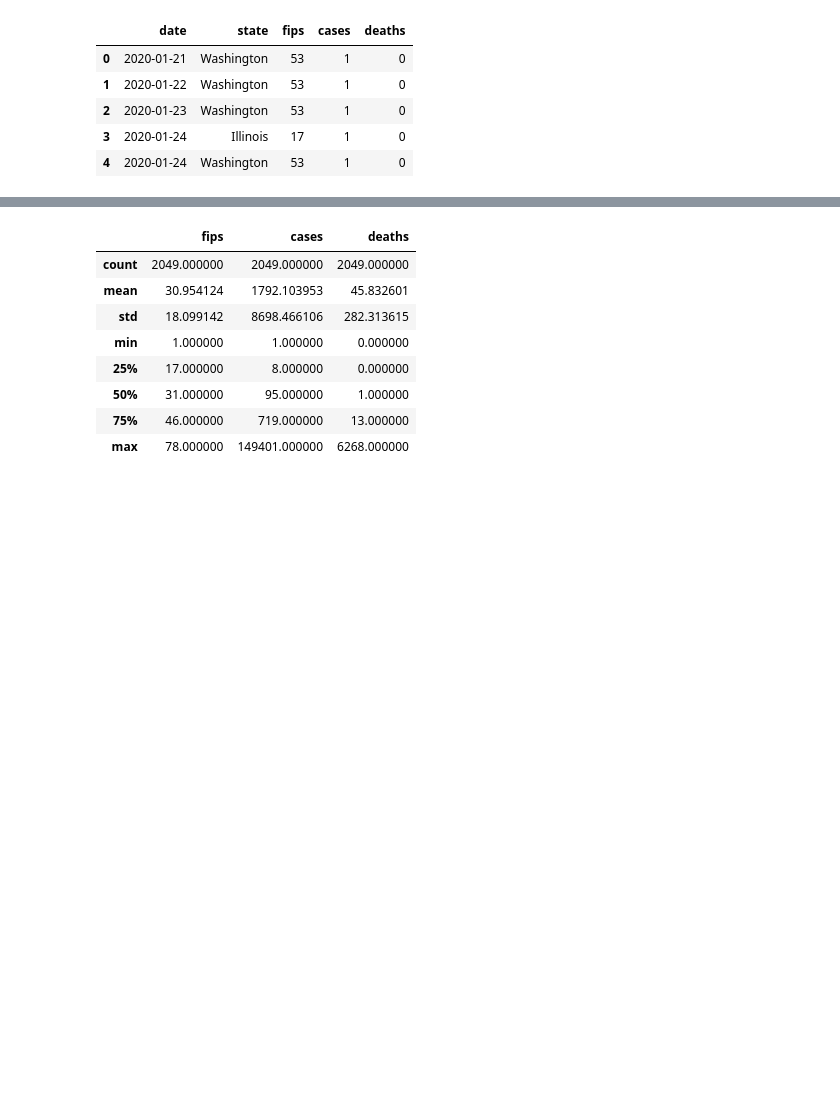
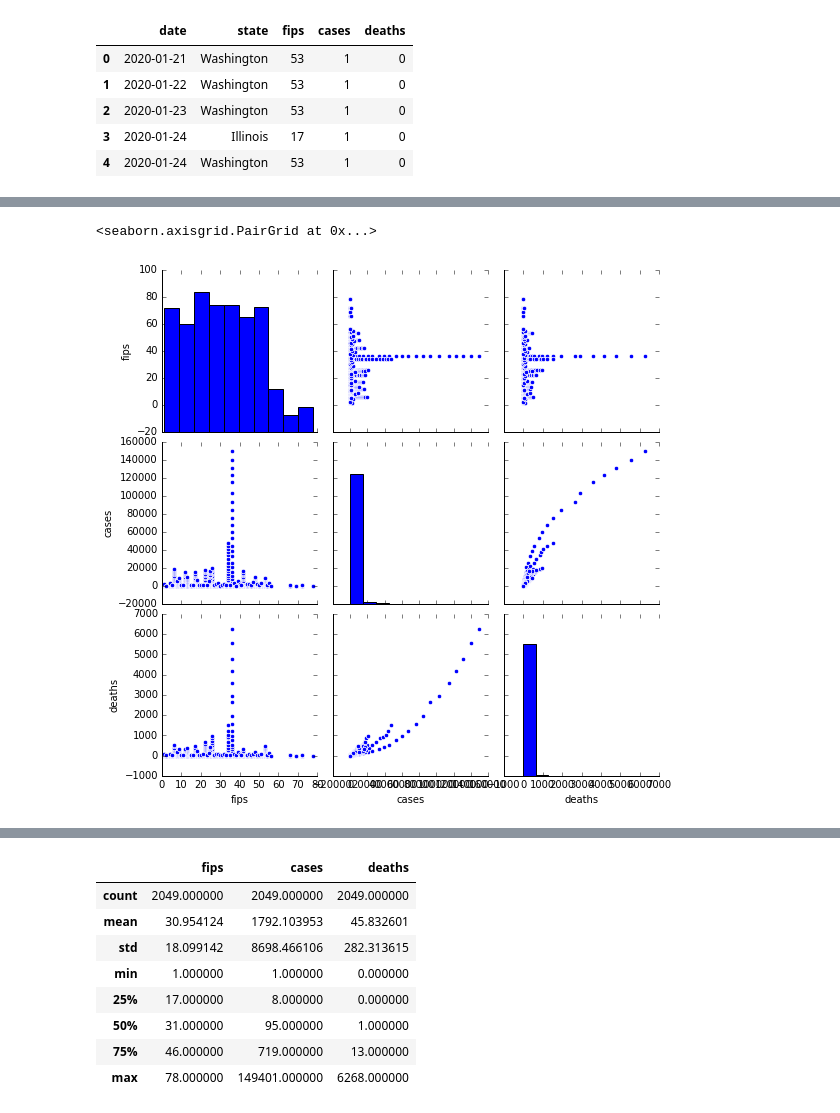
Before and after one commit to MohammadHeydari/DataScience, a Jupyter notebook: Amir_1_project.ipynb, the cells around one changed output, grey strips where cells are left out. Saved outputs shown, nothing was run; the diff lists cells and outputs as text; code cells hidden in the pictures; blank space fills up the shorter version.

```diff
--- a/Amir_1_project.ipynb
+++ b/Amir_1_project.ipynb
@@ -49,0 +85,5 @@ death_by_state
+# %%
+sns.pairplot(covid19_states)
+# %% [output]
+<seaborn.axisgrid.PairGrid at 0x...>
+[figure, added]
```
Also changed, not shown: parts of 24 cells of this notebook.
